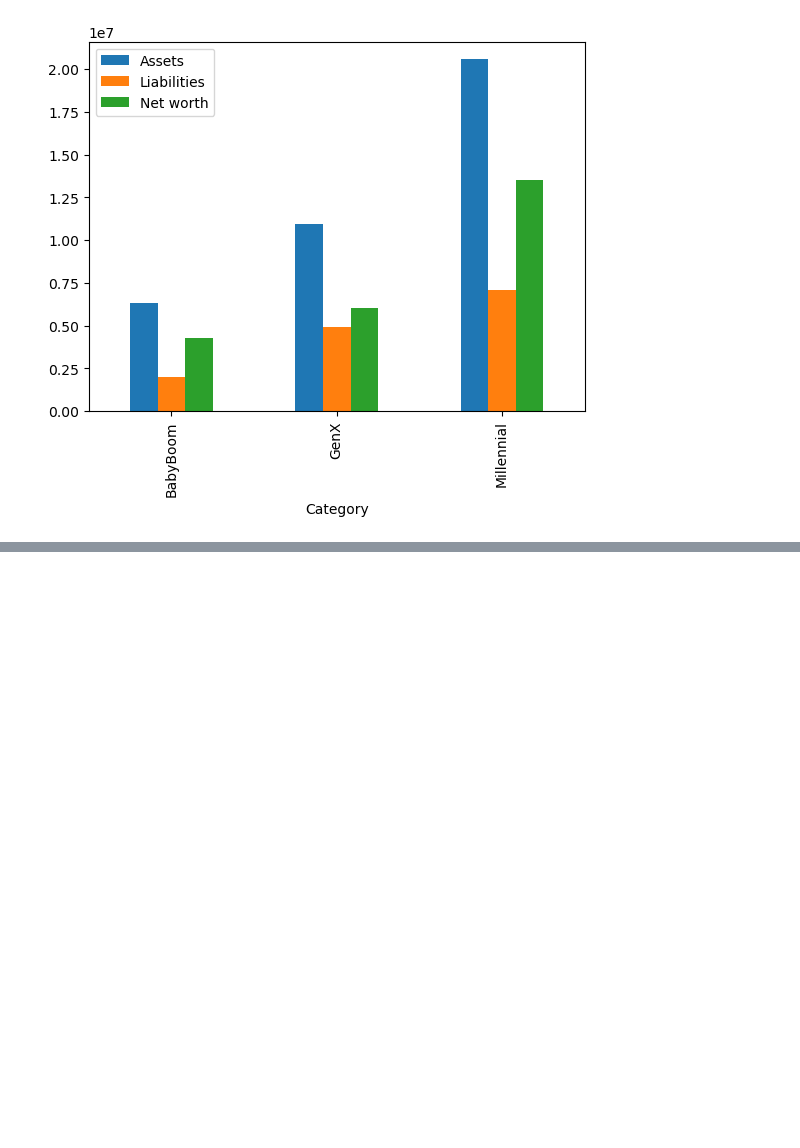
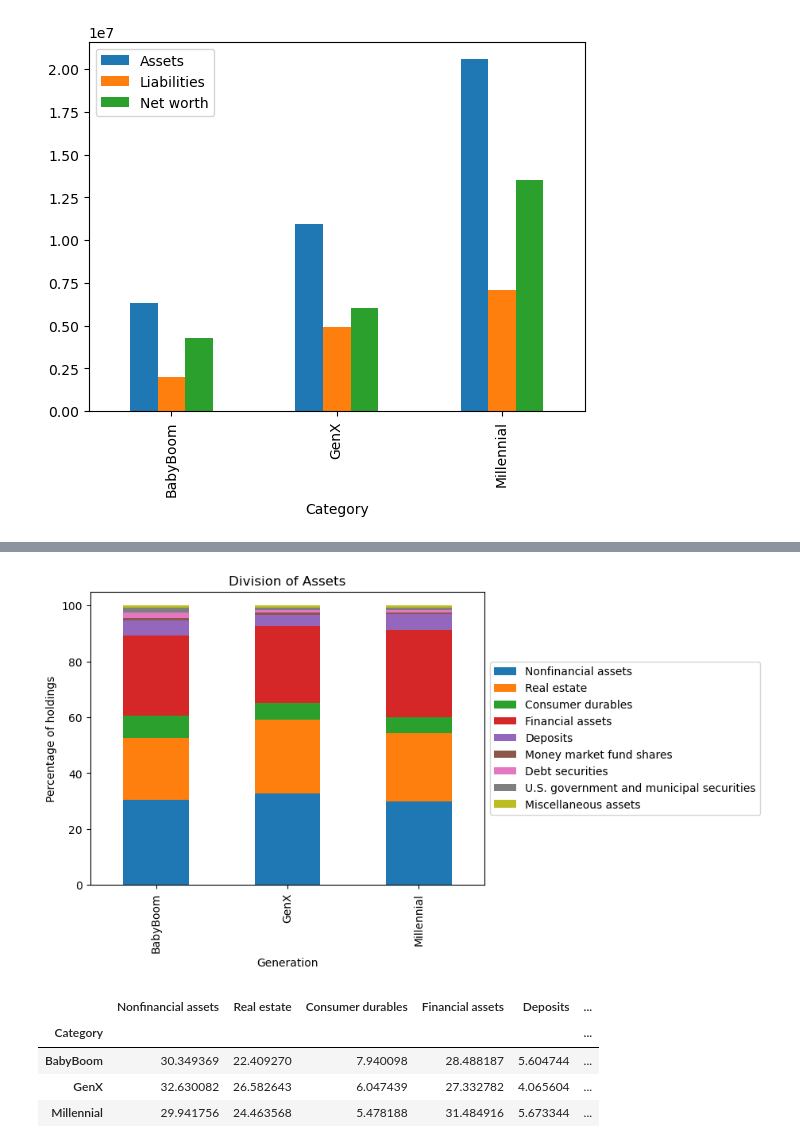
Before and after one commit to JCamp-12/AI-Project-1, a Jupyter notebook: JNS_Generation_research.ipynb, the cells around one changed output, grey strips where cells are left out. Cells and saved outputs as stored; diff of their text form; code cells hidden in the pictures; blank space fills up the shorter version.

```diff
--- a/JNS_Generation_research.ipynb
+++ b/JNS_Generation_research.ipynb
@@ -104,0 +209,4 @@ filtered_df.plot(kind='bar')
+# %%
+Assets_df = Generation_df[['Date', 'Nonfinancial assets', 'Real estate', 'Consumer durables', 'Financial assets', 'Deposits', 'Money market fund shares',
+'Debt securities', 'U.S. government and municipal securities', 'Miscellaneous assets']]
+Assets_df.head()
@@ -104,0 +221,8 @@ filtered_df.plot(kind='bar')
+# %%
+BB_Assets = Assets_df.loc[(Assets_df['Date'] == '1990:Q4') & (Assets_df.index == 'BabyBoom')]
+GenX_Assets = Assets_df.loc[(Assets_df['Date'] == '2007:Q4') & (Assets_df.index == 'GenX')]
+Mil_Assets = Assets_df.loc[(Assets_df['Date'] == '2023:Q4') & (Assets_df.index == 'Millennial')]
+
+Asset_list = [BB_Assets, GenX_Assets, Mil_Assets]
+Assets_df = pd.concat(Asset_list)
+Assets_df
@@ -104,0 +235,23 @@ filtered_df.plot(kind='bar')
+# %%
+filtered_Assets = Assets_df[['Nonfinancial assets', 'Real estate', 'Consumer durables', 'Financial assets', 'Deposits', 'Money market fund shares',
+'Debt securities', 'U.S. government and municipal securities', 'Miscellaneous assets']]
+stacked_assets = filtered_Assets.apply(lambda x: (x*100)/((x).sum()), axis=1)
+stacked_assets.plot(kind="bar", stacked=True)
+plt.title("Division of Assets")
+plt.xlabel("Generation")
+plt.ylabel("Percentage of holdings")
+plt.legend(loc='center left', bbox_to_anchor=(1.0, 0.5))
+plt.show()
+
+stacked_assets.head()
+#Assets_df.plot(kind='bar',
+#                    stacked=True,
+#                    colormap='tab10',
+#                    figsize=(10, 6))
+# %% [output]
+[figure, added]
+|  | Nonfinancial assets | Real estate | Consumer durables | Financial assets | Deposits | ... |
+| Category |  |  |  |  |  | ... |
+| BabyBoom | 30.349369 | 22.409270 | 7.940098 | 28.488187 | 5.604744 | ... |
+| GenX | 32.630082 | 26.582643 | 6.047439 | 27.332782 | 4.065604 | ... |
+| Millennial | 29.941756 | 24.463568 | 5.478188 | 31.484916 | 5.673344 | ... |
```
Also changed, not shown: parts of 8 cells of this notebook.
